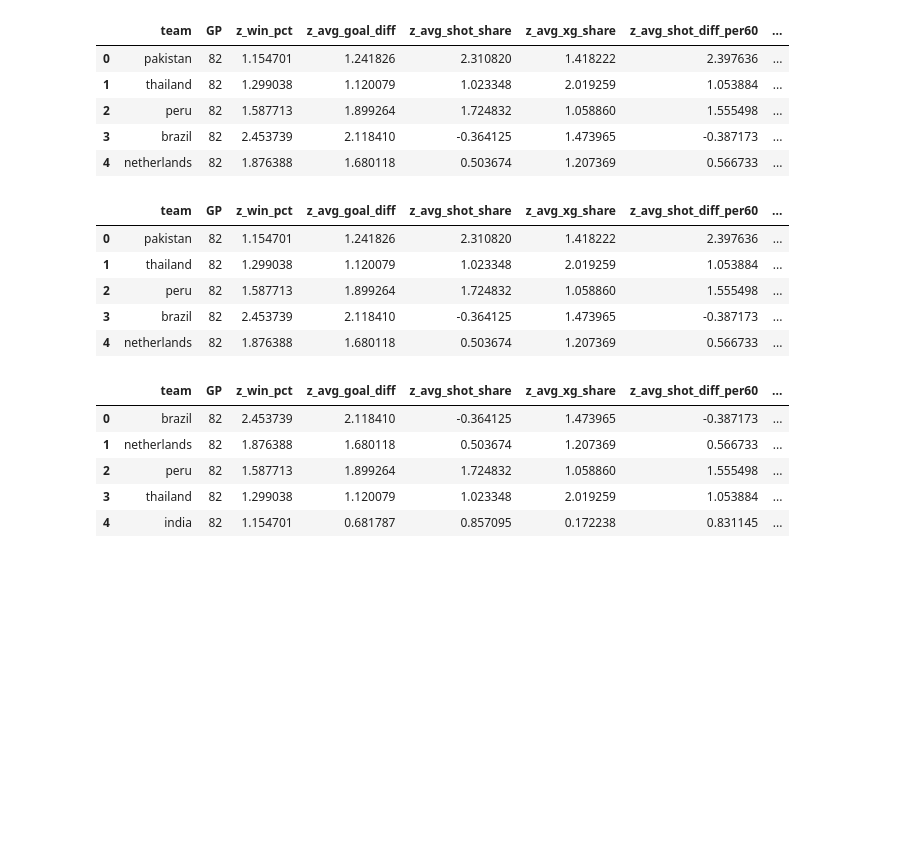
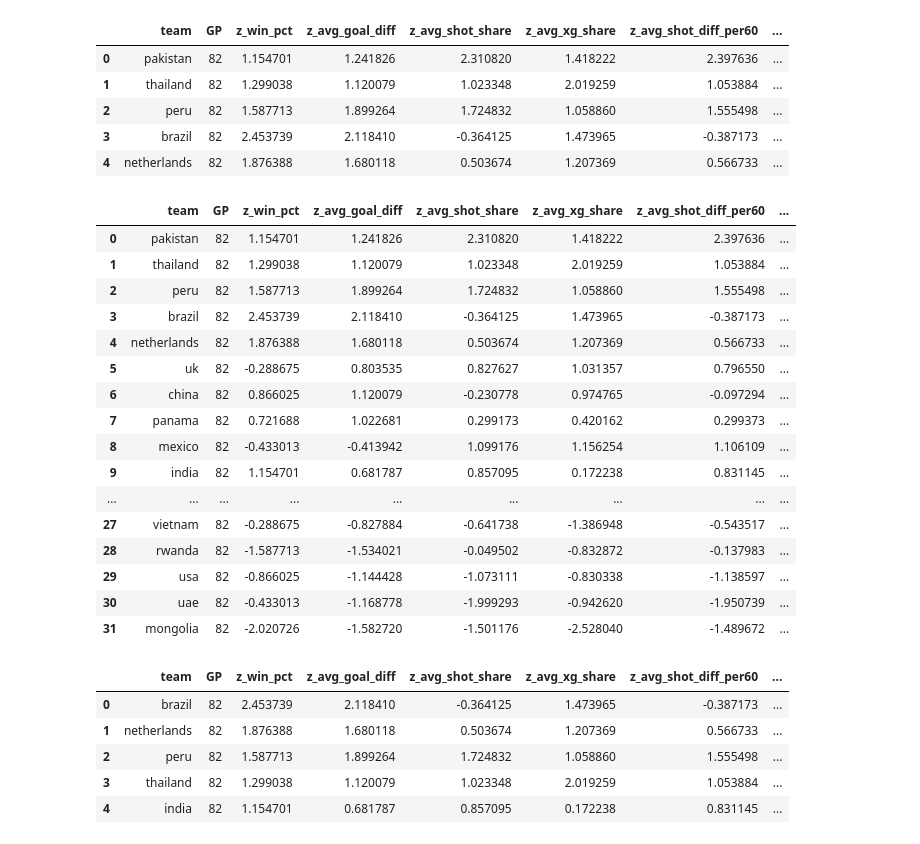
Before and after one commit to Anthonyi12/Wharton-Data-Science-Competition-Panda-Pipeline-2026, a Jupyter notebook: HockeyEDA.ipynb, the cells around one changed output. Cells and saved outputs as stored; diff of their text form; code cells hidden in the pictures; blank space fills up the shorter version.

```diff
--- a/HockeyEDA.ipynb
+++ b/HockeyEDA.ipynb
@@ -970,14 +970,25 @@ power_df.head()
 | 4 | netherlands | 82 | 1.876388 | 1.680118 | 0.503674 | 1.207369 | 0.566733 | ... |
 # %%
 power_df["z_power_score"] = zscore(power_df["power_score"].to_numpy())
-power_df.head()
+power_df
 # %% [output]
 |  | team | GP | z_win_pct | z_avg_goal_diff | z_avg_shot_share | z_avg_xg_share | z_avg_shot_diff_per60 | ... |
 | 0 | pakistan | 82 | 1.154701 | 1.241826 | 2.310820 | 1.418222 | 2.397636 | ... |
 | 1 | thailand | 82 | 1.299038 | 1.120079 | 1.023348 | 2.019259 | 1.053884 | ... |
 | 2 | peru | 82 | 1.587713 | 1.899264 | 1.724832 | 1.058860 | 1.555498 | ... |
 | 3 | brazil | 82 | 2.453739 | 2.118410 | -0.364125 | 1.473965 | -0.387173 | ... |
 | 4 | netherlands | 82 | 1.876388 | 1.680118 | 0.503674 | 1.207369 | 0.566733 | ... |
+| 5 | uk | 82 | -0.288675 | 0.803535 | 0.827627 | 1.031357 | 0.796550 | ... |
+| 6 | china | 82 | 0.866025 | 1.120079 | -0.230778 | 0.974765 | -0.097294 | ... |
+| 7 | panama | 82 | 0.721688 | 1.022681 | 0.299173 | 0.420162 | 0.299373 | ... |
+| 8 | mexico | 82 | -0.433013 | -0.413942 | 1.099176 | 1.156254 | 1.106109 | ... |
+| 9 | india | 82 | 1.154701 | 0.681787 | 0.857095 | 0.172238 | 0.831145 | ... |
+| ... | ... | ... | ... | ... | ... | ... | ... | ... |
+| 27 | vietnam | 82 | -0.288675 | -0.827884 | -0.641738 | -1.386948 | -0.543517 | ... |
+| 28 | rwanda | 82 | -1.587713 | -1.534021 | -0.049502 | -0.832872 | -0.137983 | ... |
+| 29 | usa | 82 | -0.866025 | -1.144428 | -1.073111 | -0.830338 | -1.138597 | ... |
+| 30 | uae | 82 | -0.433013 | -1.168778 | -1.999293 | -0.942620 | -1.950739 | ... |
+| 31 | mongolia | 82 | -2.020726 | -1.582720 | -1.501176 | -2.528040 | -1.489672 | ... |
 # %%
 # power_df.to_csv("/content/drive/MyDrive/Wharton Data Science Competition 2026/power_ranking.csv")
 # %%
```
Also changed, not shown: parts of 1 cell of this notebook.
